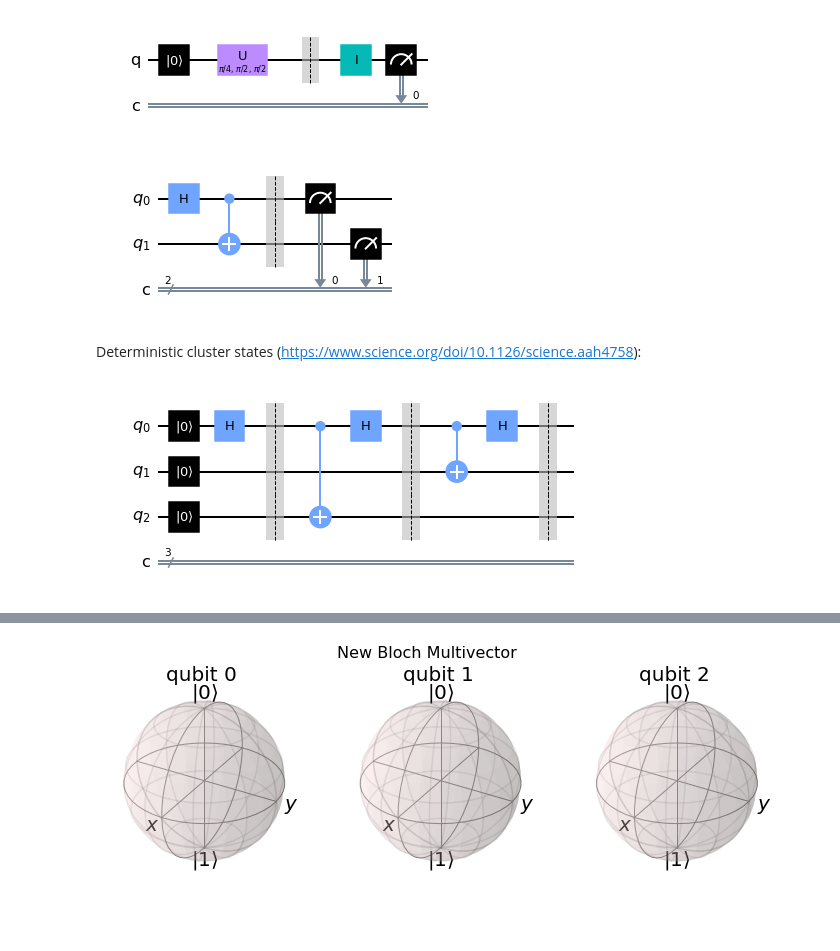
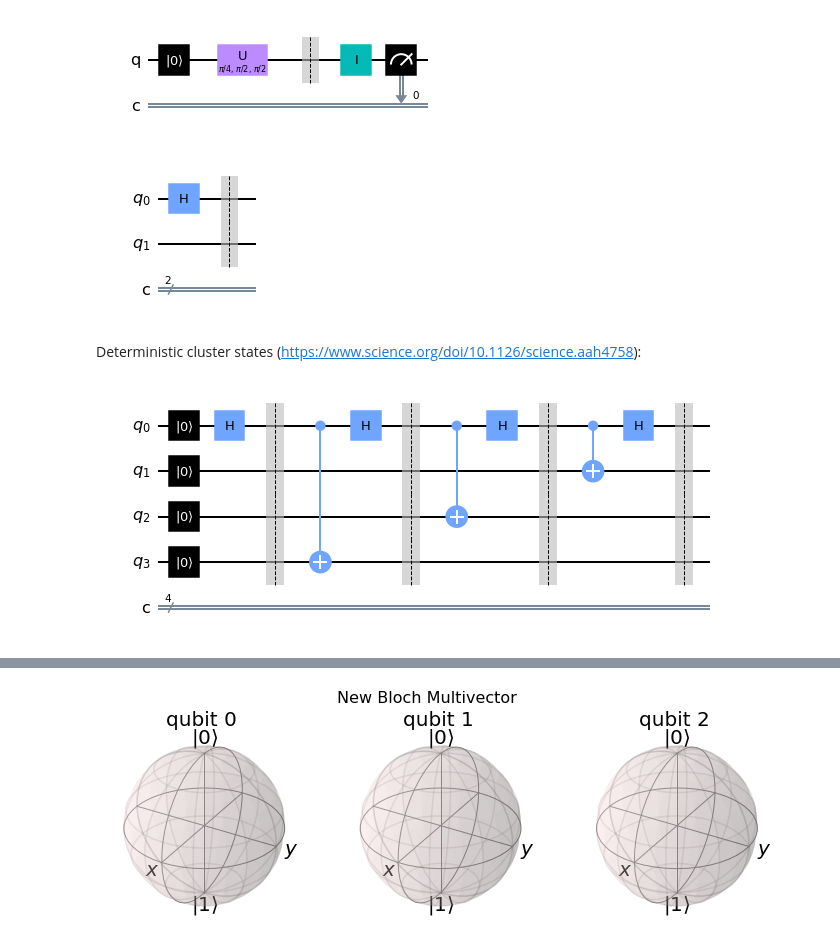
Before and after one commit to DeDuckProject/quantum-playground, a Jupyter notebook: basic-quantum-circuit.ipynb, the cells around one changed output, grey strips where cells are left out. Drawn from its saved outputs; the diff is of its cells as text; code cells hidden in the pictures; blank space fills up the shorter version.

```diff
--- a/basic-quantum-circuit.ipynb
+++ b/basic-quantum-circuit.ipynb
@@ -50,29 +50,32 @@ circuit.draw('mpl')
 # %%
 n = 2 # number of qubits
 # n-qubit entanglement:
 qreg_q = QuantumRegister(n, 'q')
 creg_c = ClassicalRegister(n, 'c')
 circuit = QuantumCircuit(qreg_q, creg_c)
 
 circuit.h(qreg_q[0])
 
-for i in range(1,n):
-    circuit.cx(qreg_q[0], qreg_q[i])
+# for i in range(1,n):
+#     circuit.cx(qreg_q[0], qreg_q[i])
+#     circuit.cx(qreg_q[0], qreg_q[i])
 
+# circuit.h(qreg_q[0])
 circuit.barrier()
-for i in range(n):
-    circuit.measure(qreg_q[i], creg_c[i])
+# for i in range(n):
+    # circuit.measure(qreg_q[i], creg_c[i])
+
 
 circuit.draw(output='mpl')
 # editor = CircuitComposer(circuit=circuit)
 # editor
 # %% [output]
-[figure, old version]
+[figure, new version]
 # %% [markdown]
 Deterministic cluster states (https://www.science.org/doi/10.1126/science.aah4758):
 # %%
 # Deterministic cluster states example
-n = 3
+n = 4
 qreg_q = QuantumRegister(n, 'q')
 creg_c = ClassicalRegister(n, 'c')
 circuit = QuantumCircuit(qreg_q, creg_c)
@@ -99,7 +102,7 @@ circuit.draw('mpl')
 # editor = CircuitComposer(circuit=circuit)
 # editor
 # %% [output]
-[figure, old version]
+[figure, new version]
 # %%
 # Print state vector
 
```
Also changed, not shown: parts of 4 cells of this notebook, 1 other file.
